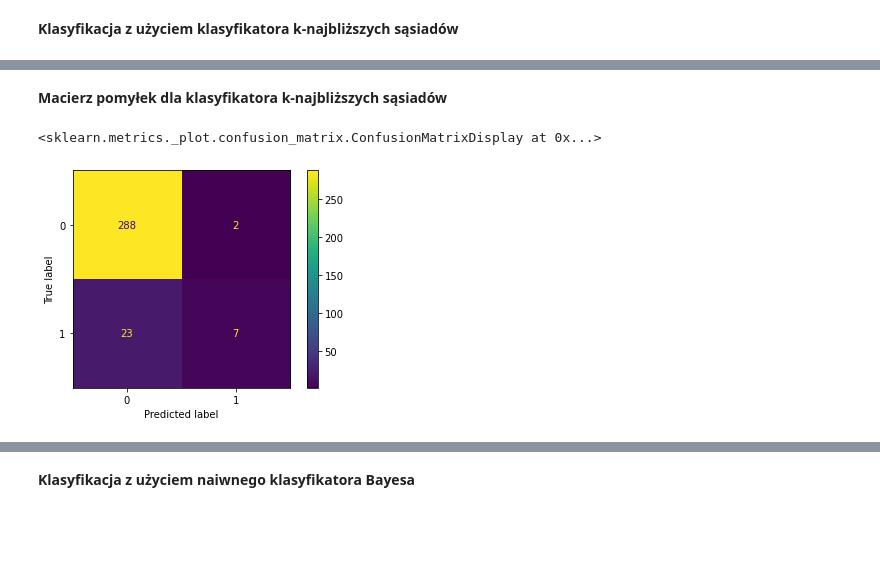
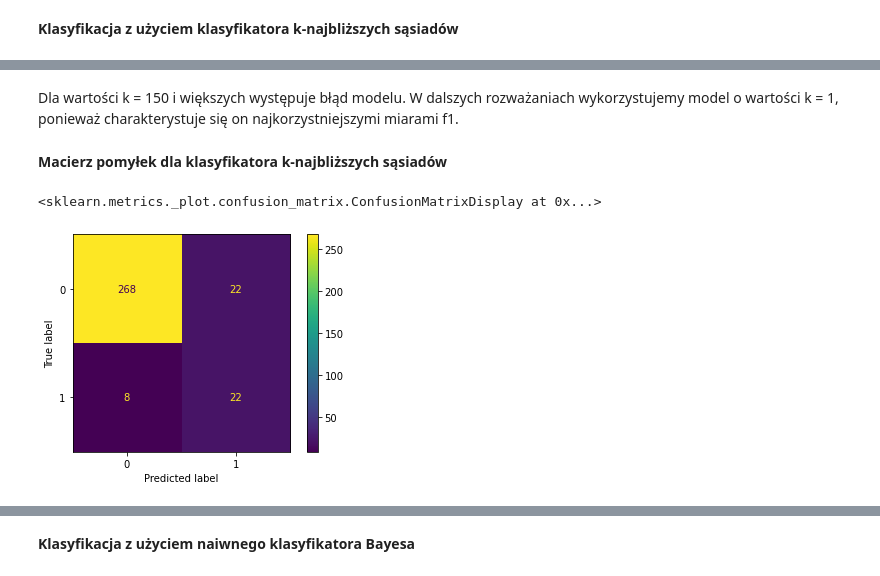
Before and after one commit to weronika-skiba/PRIAD-projekt-2021Z, a Jupyter notebook: projekt.ipynb, the cells around one changed output, grey strips where cells are left out. Cells and saved outputs as stored; diff of their text form; code cells hidden in the pictures; blank space fills up the shorter version.

```diff
--- a/projekt.ipynb
+++ b/projekt.ipynb
@@ -421,8 +431,8 @@ plot_confusion_matrix(nc, x_test, y_test)
 # %%
-kn = neighbors.KNeighborsClassifier(100,metric='euclidean')
-kn.fit(x_train, y_train)
-pred_kn = kn.predict(x_test)
-print(classification_report(y_test, pred_kn))
+kn1 = neighbors.KNeighborsClassifier(1,metric='euclidean')
+kn1.fit(x_train, y_train)
+pred_kn1 = kn1.predict(x_test)
+print(classification_report(y_test, pred_kn1))
 # %% [output]
               precision    recall  f1-score   support
 
@@ -435,7 +473,9 @@ weighted avg       0.91      0.92      0.90       320
+# %% [markdown]
+Dla wartości k = 150 i większych występuje błąd modelu. W dalszych rozważaniach wykorzystujemy model o wartości k = 1, ponieważ charakterystuje się on najkorzystniejszymi miarami f1.
 # %% [markdown]
 **Macierz pomyłek dla klasyfikatora k-najbliższych sąsiadów** <a name="MP2"></a>
 # %%
-plot_confusion_matrix(kn, x_test, y_test)
+plot_confusion_matrix(kn1, x_test, y_test)
 # %% [output]
 <sklearn.metrics._plot.confusion_matrix.ConfusionMatrixDisplay at 0x...>
-[figure, old version]
+[figure, new version]
```
Also changed, not shown: parts of 13 cells of this notebook.
